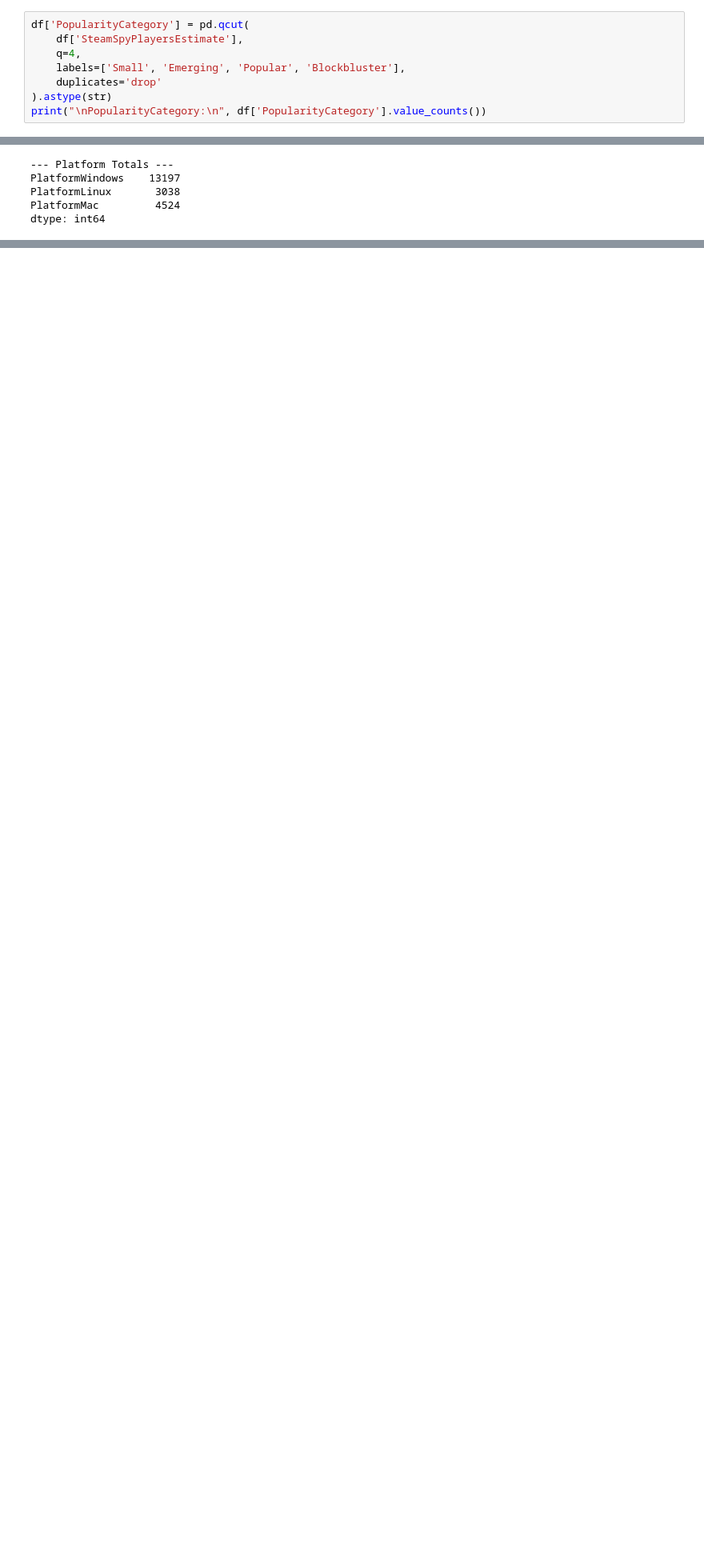
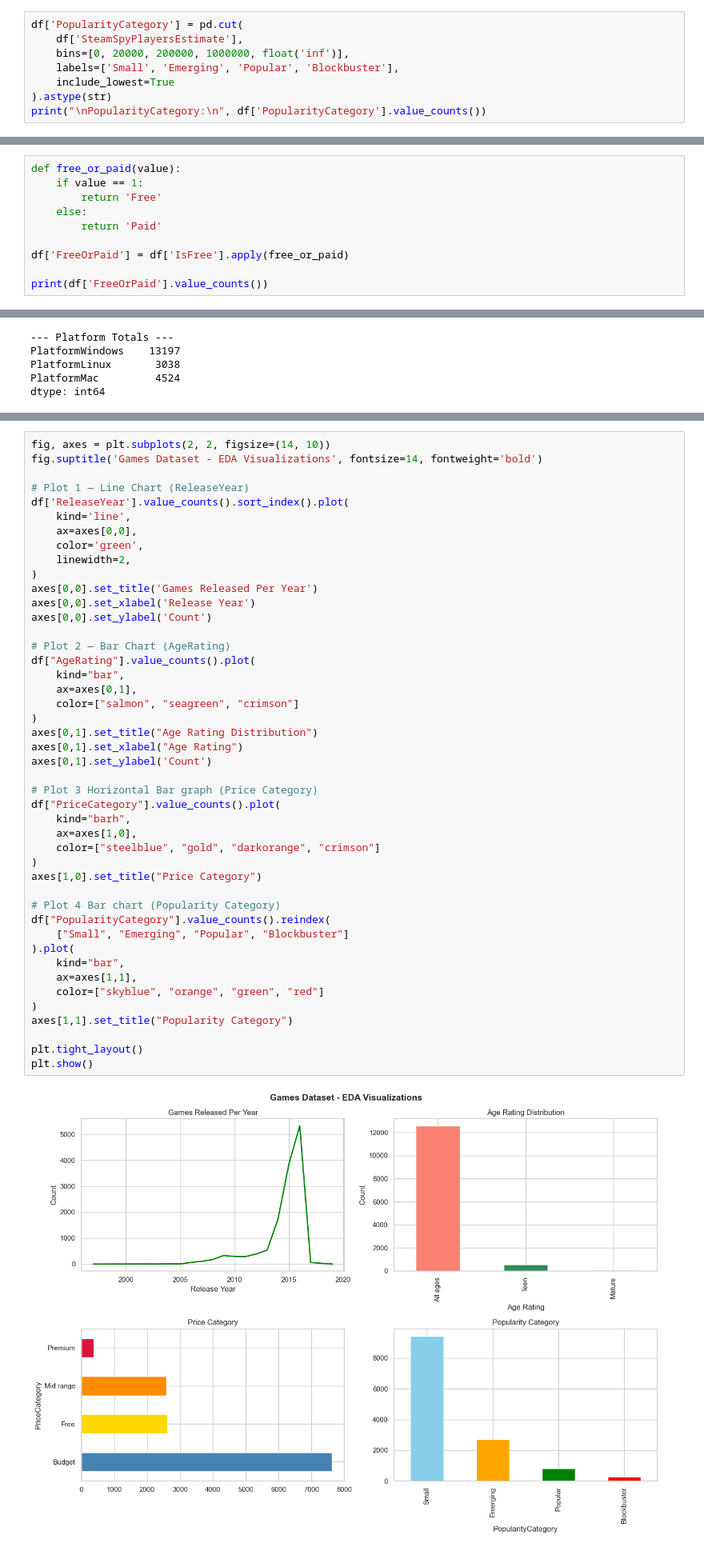
Before and after one commit to Pranishgrg21/Game_features_analysis, a Jupyter notebook: game_analysis.ipynb, the cells around one changed output, grey strips where cells are left out. Shown at 80% size. Saved outputs shown, nothing was run; the diff lists cells and outputs as text; blank space fills up the shorter version.

```diff
--- a/game_analysis.ipynb
+++ b/game_analysis.ipynb
@@ -536,11 +554,11 @@ memory usage: 206.2 KB
 # %% [markdown]
 **6.4 Popularity Category in 4 groups**
 # %%
-df['PopularityCategory'] = pd.qcut(
+df['PopularityCategory'] = pd.cut(
     df['SteamSpyPlayersEstimate'],
-    q=4,
-    labels=['Small', 'Emerging', 'Popular', 'Blockbluster'],
-    duplicates='drop'
+    bins=[0, 20000, 200000, 1000000, float('inf')],
+    labels=['Small', 'Emerging', 'Popular', 'Blockbuster'],
+    include_lowest=True
 ).astype(str)
 print("\nPopularityCategory:\n", df['PopularityCategory'].value_counts())
 # %% [output]
@@ -577,0 +633,10 @@ Name: count, dtype: int64
+# %%
+def free_or_paid(value):
+    if value == 1:
+        return 'Free'
+    else:
+        return 'Paid'
+
+df['FreeOrPaid'] = df['IsFree'].apply(free_or_paid)
+
+print(df['FreeOrPaid'].value_counts())
@@ -670,0 +770,47 @@ Counter-Strike: Global Offensive              1427633
+# %%
+fig, axes = plt.subplots(2, 2, figsize=(14, 10))
+fig.suptitle('Games Dataset - EDA Visualizations', fontsize=14, fontweight='bold')
+
+# Plot 1 — Line Chart (ReleaseYear)
+df['ReleaseYear'].value_counts().sort_index().plot(
+    kind='line',
+    ax=axes[0,0],
+    color='green',
+    linewidth=2,
+)
+axes[0,0].set_title('Games Released Per Year')
+axes[0,0].set_xlabel('Release Year')
+axes[0,0].set_ylabel('Count')
+
+# Plot 2 — Bar Chart (AgeRating)
+df["AgeRating"].value_counts().plot(
+    kind="bar",
+    ax=axes[0,1],
+    color=["salmon", "seagreen", "crimson"]
+)
+axes[0,1].set_title("Age Rating Distribution")
+axes[0,1].set_xlabel("Age Rating")
+axes[0,1].set_ylabel('Count')
+
+# Plot 3 Horizontal Bar graph (Price Category)
+df["PriceCategory"].value_counts().plot(
+    kind="barh",
+    ax=axes[1,0],
+    color=["steelblue", "gold", "darkorange", "crimson"]
+)
+axes[1,0].set_title("Price Category")
+
+# Plot 4 Bar chart (Popularity Category)
+df["PopularityCategory"].value_counts().reindex(
+    ["Small", "Emerging", "Popular", "Blockbuster"]
+).plot(
+    kind="bar",
+    ax=axes[1,1],
+    color=["skyblue", "orange", "green", "red"]
+)
+axes[1,1].set_title("Popularity Category")
+
+plt.tight_layout()
+plt.show()
+# %% [output]
+[figure, added]
```
Also changed, not shown: parts of 20 cells of this notebook, 2 other files.
